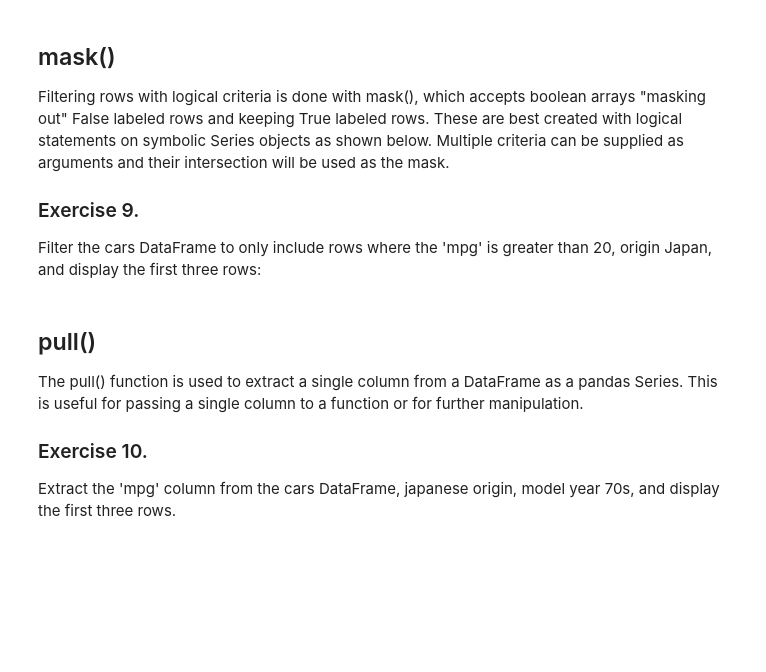
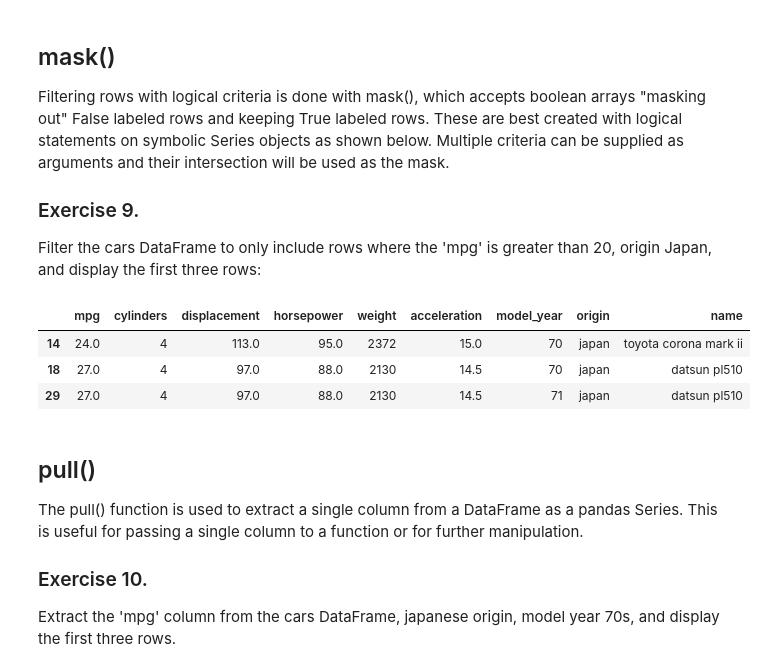
Before and after one commit to Hanna-Bando/s2ds2025, a Jupyter notebook: pipes_and_more/Report1.ipynb, the cells around one changed output. Cells and saved outputs as stored; diff of their text form; code cells hidden in the pictures; blank space fills up the shorter version.

```diff
--- a/pipes_and_more/Report1.ipynb
+++ b/pipes_and_more/Report1.ipynb
@@ -166,3 +216,10 @@ Filter the cars DataFrame to only include rows where the 'mpg' is greater than 2
+# %%
+cars >> mask( X.mpg > 20, X.origin == 'japan') >> head(3)
+# %% [output]
+|  | mpg | cylinders | displacement | horsepower | weight | acceleration | model_year | origin | name |
+| 14 | 24.0 | 4 | 113.0 | 95.0 | 2372 | 15.0 | 70 | japan | toyota corona mark ii |
+| 18 | 27.0 | 4 | 97.0 | 88.0 | 2130 | 14.5 | 70 | japan | datsun pl510 |
+| 29 | 27.0 | 4 | 97.0 | 88.0 | 2130 | 14.5 | 71 | japan | datsun pl510 |
 # %% [markdown]
 ## pull()
 
```
Also changed, not shown: parts of 11 cells of this notebook.
